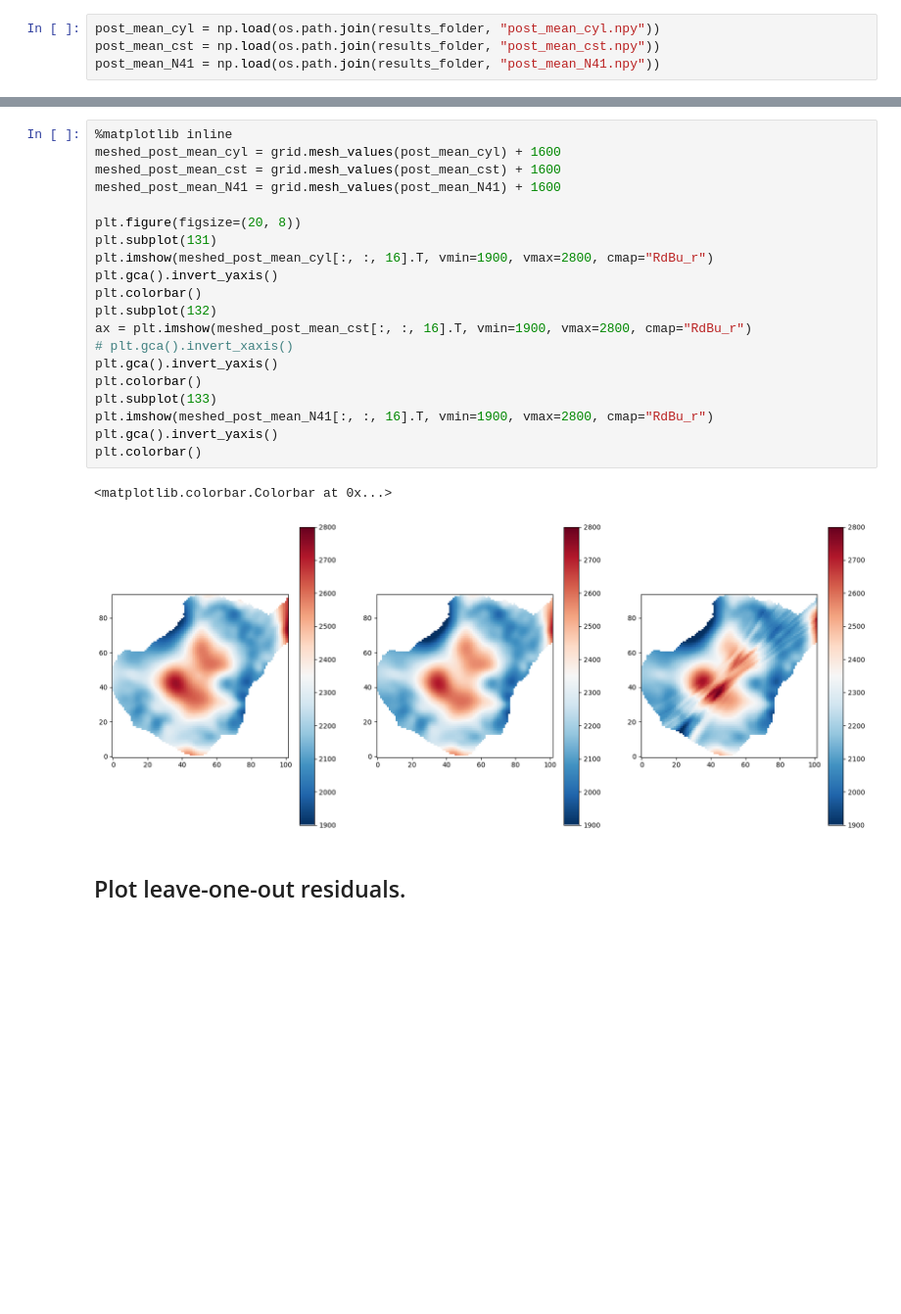
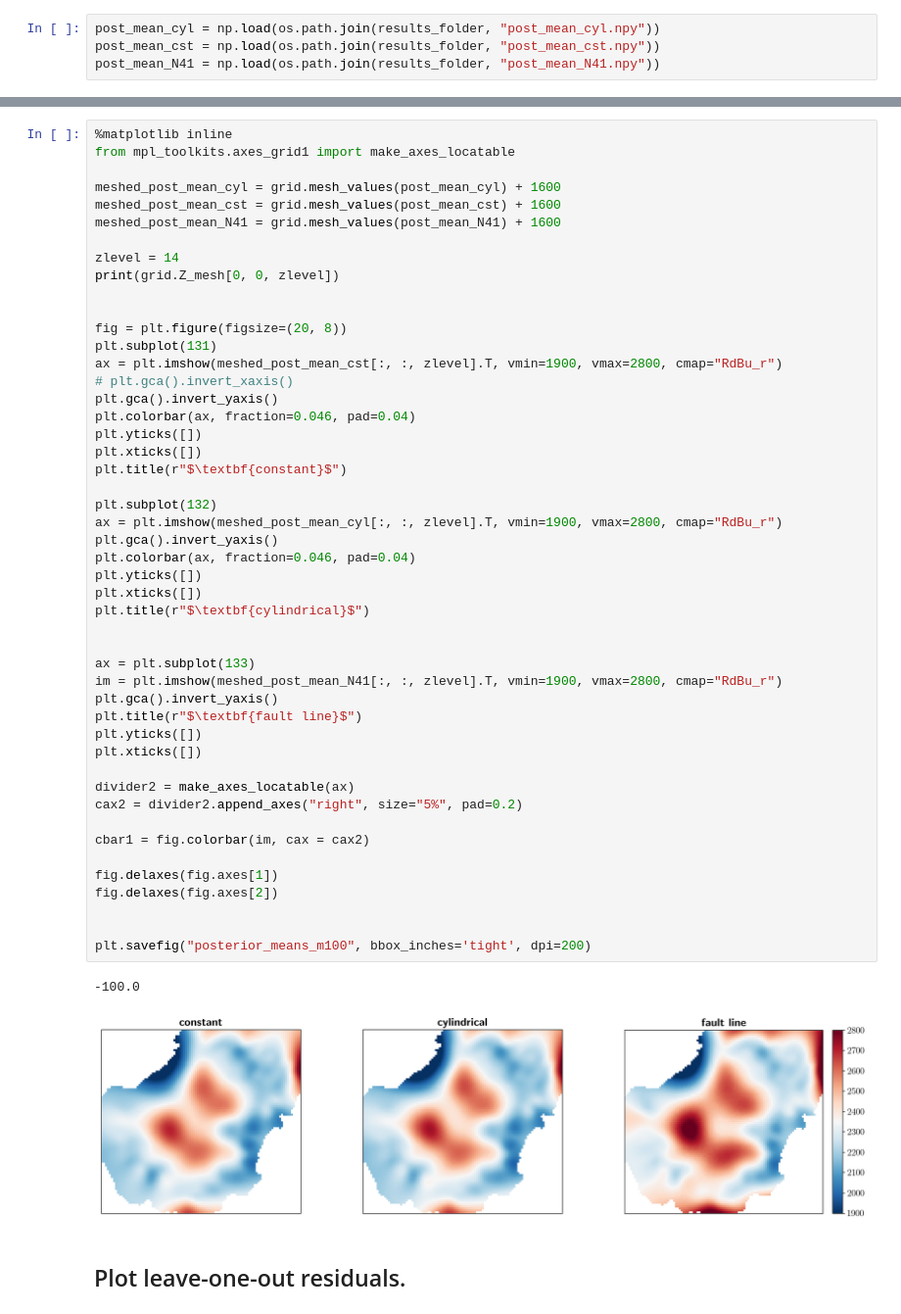
Before and after one commit to CedricTravelletti/VolcapyProd, a Jupyter notebook: reporting/universal_kriging/plotting/plot_training_niklas_data.ipynb, the cells around one changed output, grey strips where cells are left out. Shown at 98% size. Drawn from its saved outputs; the diff is of its cells as text; blank space fills up the shorter version.

Commit message:
Save plots from Cornell talk.

```diff
--- a/reporting/universal_kriging/plotting/plot_training_niklas_data.ipynb
+++ b/reporting/universal_kriging/plotting/plot_training_niklas_data.ipynb
@@ -142,26 +198,54 @@ post_mean_N41 = np.load(os.path.join(results_folder, "post_mean_N41.npy"))
 # %%
 %matplotlib inline
+from mpl_toolkits.axes_grid1 import make_axes_locatable
+
 meshed_post_mean_cyl = grid.mesh_values(post_mean_cyl) + 1600
 meshed_post_mean_cst = grid.mesh_values(post_mean_cst) + 1600
 meshed_post_mean_N41 = grid.mesh_values(post_mean_N41) + 1600
 
-plt.figure(figsize=(20, 8))
+zlevel = 14
+print(grid.Z_mesh[0, 0, zlevel])
+
+
+fig = plt.figure(figsize=(20, 8))
 plt.subplot(131)
-plt.imshow(meshed_post_mean_cyl[:, :, 16].T, vmin=1900, vmax=2800, cmap="RdBu_r")
-plt.gca().invert_yaxis()
-plt.colorbar()
-plt.subplot(132)
-ax = plt.imshow(meshed_post_mean_cst[:, :, 16].T, vmin=1900, vmax=2800, cmap="RdBu_r")
+ax = plt.imshow(meshed_post_mean_cst[:, :, zlevel].T, vmin=1900, vmax=2800, cmap="RdBu_r")
 # plt.gca().invert_xaxis()
 plt.gca().invert_yaxis()
-plt.colorbar()
-plt.subplot(133)
-plt.imshow(meshed_post_mean_N41[:, :, 16].T, vmin=1900, vmax=2800, cmap="RdBu_r")
+plt.colorbar(ax, fraction=0.046, pad=0.04)
+plt.yticks([])
+plt.xticks([])
+plt.title(r"$\textbf{constant}$")
+
+plt.subplot(132)
+ax = plt.imshow(meshed_post_mean_cyl[:, :, zlevel].T, vmin=1900, vmax=2800, cmap="RdBu_r")
 plt.gca().invert_yaxis()
-plt.colorbar()
+plt.colorbar(ax, fraction=0.046, pad=0.04)
+plt.yticks([])
+plt.xticks([])
+plt.title(r"$\textbf{cylindrical}$")
+
+
+ax = plt.subplot(133)
+im = plt.imshow(meshed_post_mean_N41[:, :, zlevel].T, vmin=1900, vmax=2800, cmap="RdBu_r")
+plt.gca().invert_yaxis()
+plt.title(r"$\textbf{fault line}$")
+plt.yticks([])
+plt.xticks([])
+
+divider2 = make_axes_locatable(ax)
+cax2 = divider2.append_axes("right", size="5%", pad=0.2)
+
+cbar1 = fig.colorbar(im, cax = cax2)
+
+fig.delaxes(fig.axes[1])
+fig.delaxes(fig.axes[2])
+
+
+plt.savefig("posterior_means_m100", bbox_inches='tight', dpi=200)
 # %% [output]
-<matplotlib.colorbar.Colorbar at 0x...>
+-100.0
-[figure, old version]
+[figure, new version]
 # %% [markdown]
 ## Plot leave-one-out residuals.
 # %%
```
Also changed, not shown: parts of 22 cells of this notebook, 2 other files.
